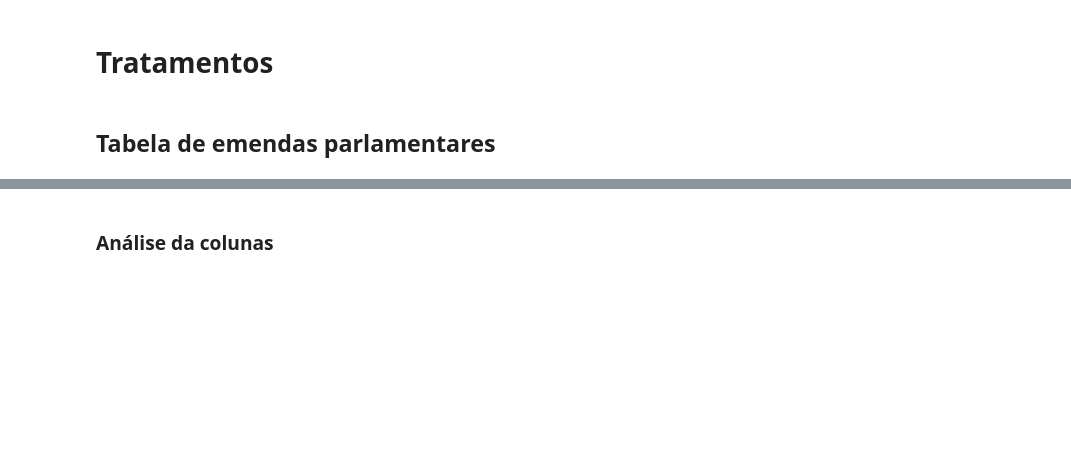
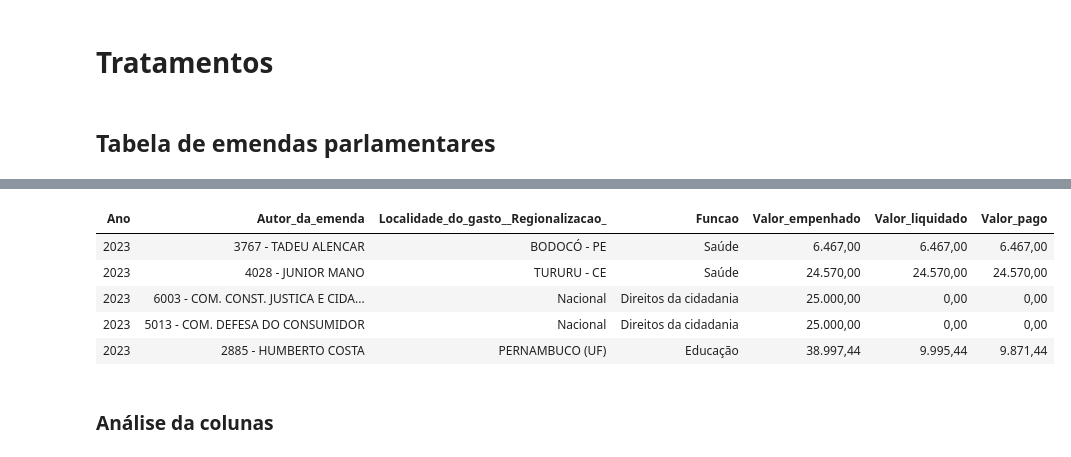
Before and after one commit to VitorMirandaAquino/pucrio-mvp-engenharia-dados, a Jupyter notebook: notebooks/2_tratamento_de_dados.ipynb, the cells around one changed output, grey strips where cells are left out. Cells and saved outputs as stored; diff of their text form; code cells hidden in the pictures; blank space fills up the shorter version.

```diff
--- a/notebooks/2_tratamento_de_dados.ipynb
+++ b/notebooks/2_tratamento_de_dados.ipynb
@@ -44,16 +71,23 @@ emendas.columns
 # %%
 # Selecionar apenas as colunas desejadas
 colunas_relevantes_emendas = ['Ano',
  'Autor_da_emenda',
  'Localidade_do_gasto__Regionalizacao_',
  'Funcao',
  'Valor_empenhado',
  'Valor_liquidado',
  'Valor_pago',
 ]
 emendas_filtradas = emendas.select(colunas_relevantes_emendas)
 
-emendas_filtradas.display()
+emendas_filtradas.limit(5).display()
+# %% [output]
+| Ano | Autor_da_emenda | Localidade_do_gasto__Regionalizacao_ | Funcao | Valor_empenhado | Valor_liquidado | Valor_pago |
+| 2023 | 3767 - TADEU ALENCAR | BODOCÓ - PE | Saúde | 6.467,00 | 6.467,00 | 6.467,00 |
+| 2023 | 4028 - JUNIOR MANO | TURURU - CE | Saúde | 24.570,00 | 24.570,00 | 24.570,00 |
+| 2023 | 6003 - COM. CONST. JUSTICA E CIDA... | Nacional | Direitos da cidadania | 25.000,00 | 0,00 | 0,00 |
+| 2023 | 5013 - COM. DEFESA DO CONSUMIDOR | Nacional | Direitos da cidadania | 25.000,00 | 0,00 | 0,00 |
+| 2023 | 2885 - HUMBERTO COSTA | PERNAMBUCO (UF) | Educação | 38.997,44 | 9.995,44 | 9.871,44 |
 # %% [markdown]
 ### Análise da colunas
 # %% [markdown]
```
Also changed, not shown: parts of 43 cells of this notebook, 2 other files.
